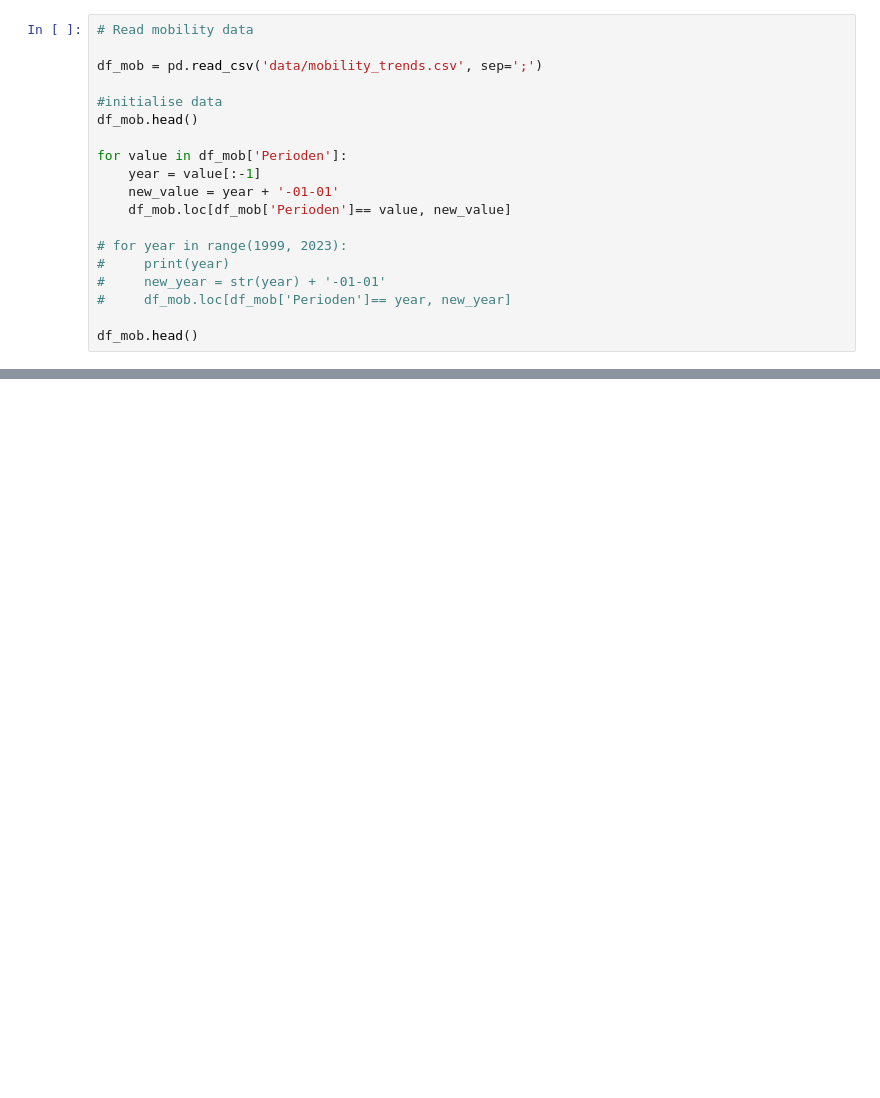
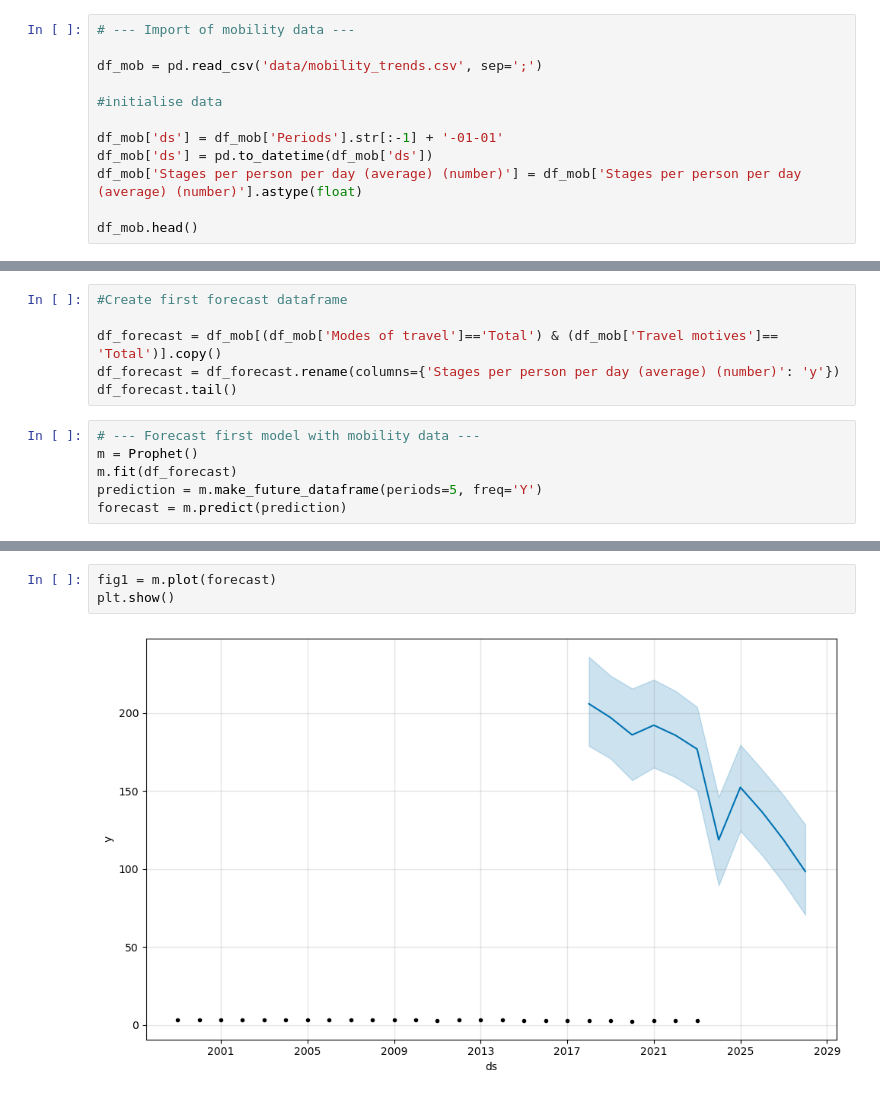
Before and after one commit to lucvanham8/TIL6022-Groupproject, a Jupyter notebook: forecasting_test.ipynb, the cells around one changed output, grey strips where cells are left out. Cells and saved outputs as stored; diff of their text form; blank space fills up the shorter version.

Commit message:
Changed data to english and created forecast model

```diff
--- a/forecasting_test.ipynb
+++ b/forecasting_test.ipynb
@@ -29,20 +25,13 @@ df_pres.head()
 # %%
-# Read mobility data
+# --- Import of mobility data ---
 
 df_mob = pd.read_csv('data/mobility_trends.csv', sep=';')
 
 #initialise data
-df_mob.head()
 
-for value in df_mob['Perioden']:
-    year = value[:-1]
-    new_value = year + '-01-01'
-    df_mob.loc[df_mob['Perioden']== value, new_value]
-
-# for year in range(1999, 2023):
-#     print(year)
-#     new_year = str(year) + '-01-01'
-#     df_mob.loc[df_mob['Perioden']== year, new_year]
+df_mob['ds'] = df_mob['Periods'].str[:-1] + '-01-01'
+df_mob['ds'] = pd.to_datetime(df_mob['ds'])
+df_mob['Stages per person per day (average) (number)'] = df_mob['Stages per person per day (average) (number)'].astype(float)
 
 df_mob.head()
 # %% [output]
@@ -50,0 +44,12 @@ KeyError: '1999-01-01'
+# %%
+#Create first forecast dataframe
+
+df_forecast = df_mob[(df_mob['Modes of travel']=='Total') & (df_mob['Travel motives']== 'Total')].copy()
+df_forecast = df_forecast.rename(columns={'Stages per person per day (average) (number)': 'y'})
+df_forecast.tail()
+# %%
+# --- Forecast first model with mobility data ---
+m = Prophet()
+m.fit(df_forecast)
+prediction = m.make_future_dataframe(periods=5, freq='Y')
+forecast = m.predict(prediction)
@@ -50,0 +83,5 @@ KeyError: '1999-01-01'
+# %%
+fig1 = m.plot(forecast)
+plt.show()
+# %% [output]
+[figure, added]
```
Also changed, not shown: parts of 6 cells of this notebook, 1 other file.
